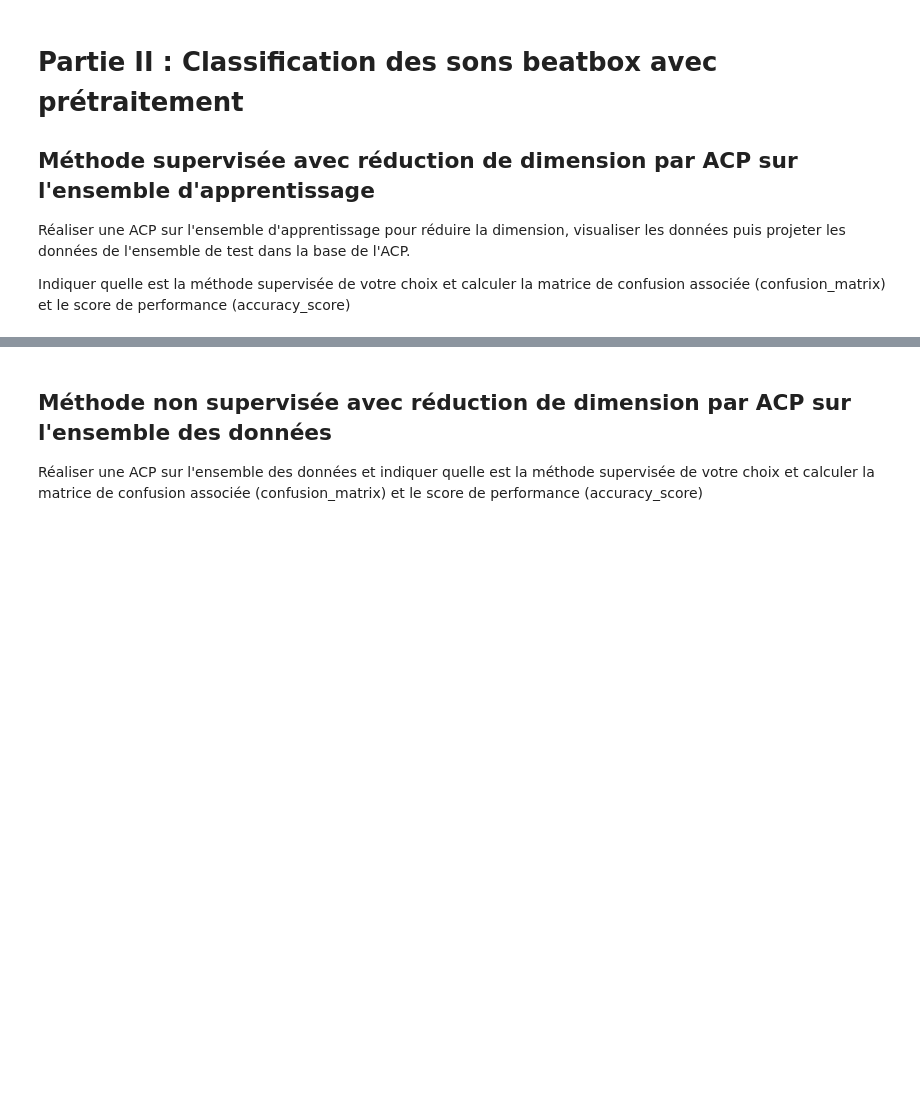
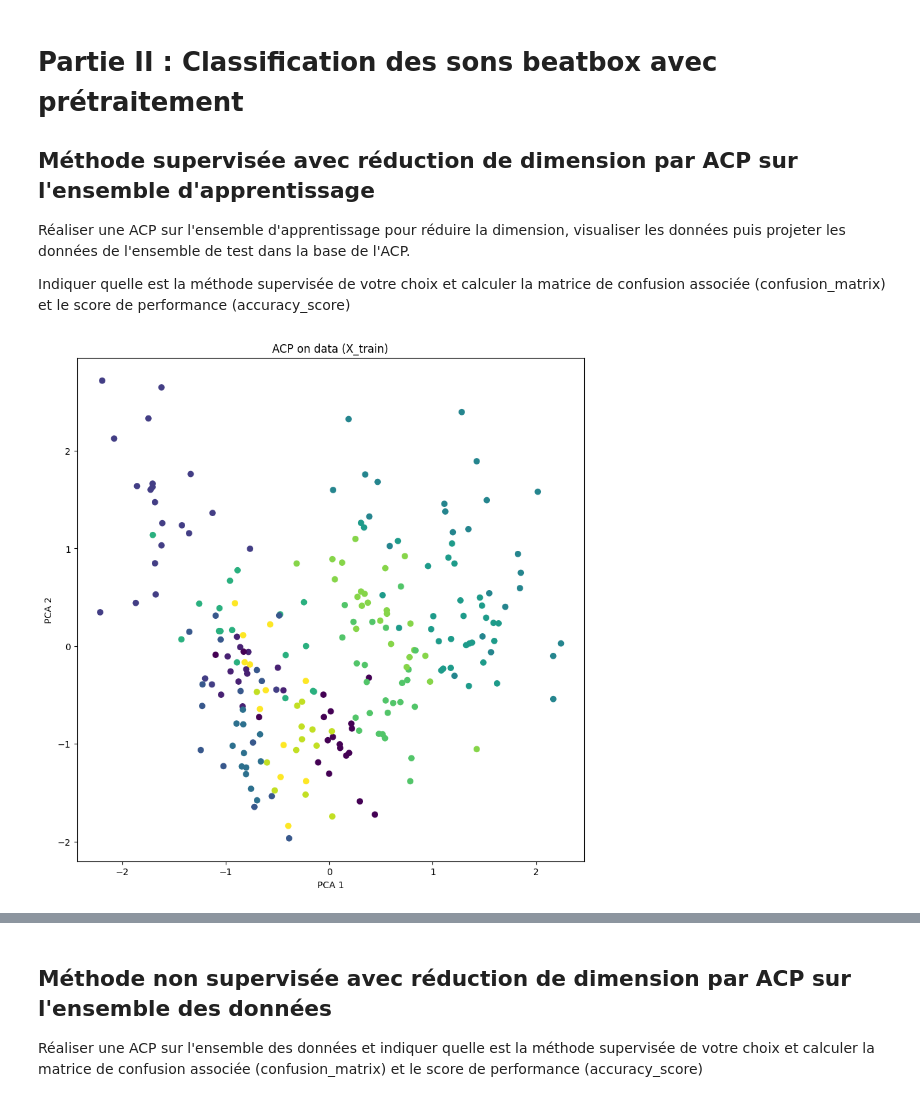
Before and after one commit to HDwayne/Projet_BeatBox, a Jupyter notebook: ProjetBeatbox.ipynb, the cells around one changed output, grey strips where cells are left out. Drawn from its saved outputs; the diff is of its cells as text; code cells hidden in the pictures; blank space fills up the shorter version.

```diff
--- a/ProjetBeatbox.ipynb
+++ b/ProjetBeatbox.ipynb
@@ -212,0 +213,21 @@ from sklearn.decomposition import PCA
+# %%
+from sklearn.decomposition import PCA
+
+#ACP on data (X_train)
+pca = PCA(n_components=8)
+pca.fit(X_train)
+X_train_pca = pca.transform(X_train)
+
+#use k-ppv on the new data
+y_pred_kppv_pca = kppv(X_train_pca, y_train, pca.transform(X_test), 1)
+
+
+#show the result
+plt.figure(figsize=(10, 10))
+plt.scatter(X_train_pca[:,0],X_train_pca[:,1],c=y_train)
+plt.xlabel('PCA 1')
+plt.ylabel('PCA 2')
+plt.title('ACP on data (X_train)')
+plt.show()
+# %% [output]
+[figure, added]
```
Also changed, not shown: parts of 3 cells of this notebook.
